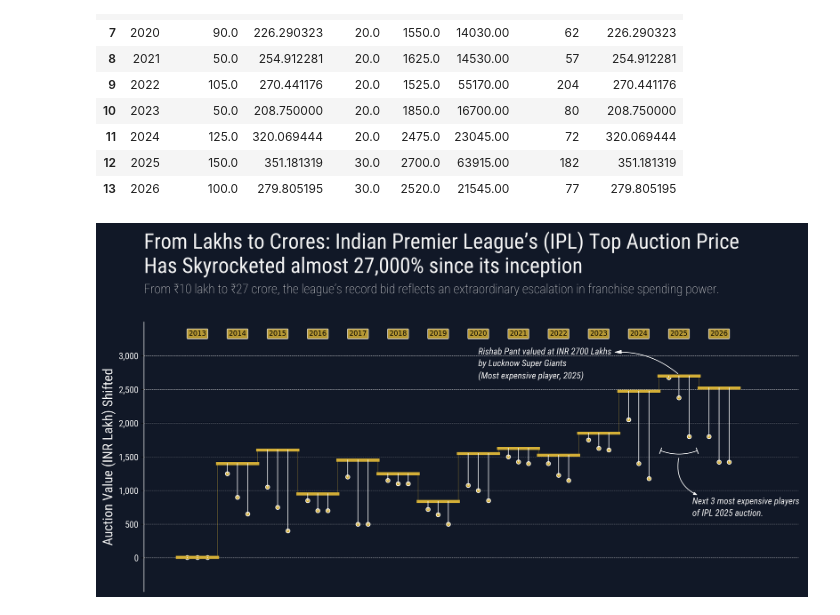
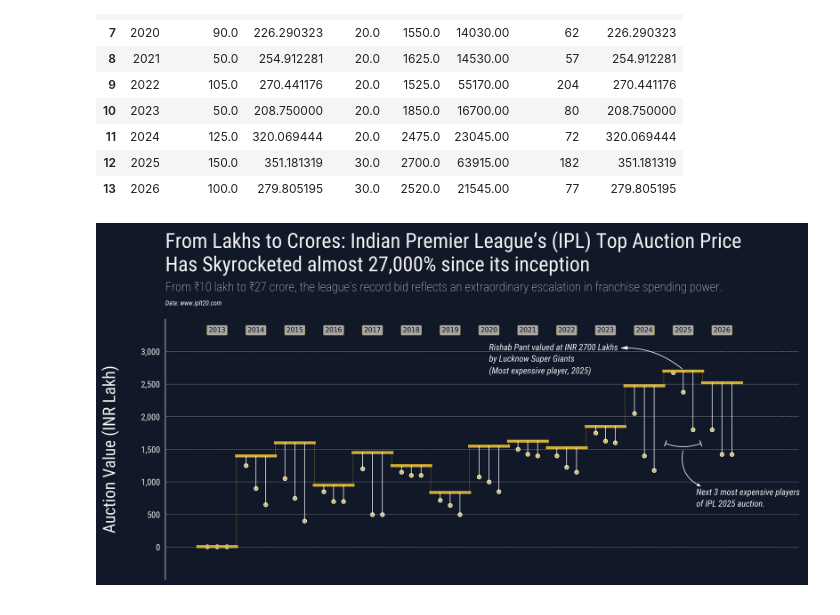
Before and after one commit to debatreyo/IPL-Auctions, a Jupyter notebook: notebooks/viz.ipynb, the cells around one changed output. Cells and saved outputs as stored; diff of their text form; code cells hidden in the pictures.

```diff
--- a/notebooks/viz.ipynb
+++ b/notebooks/viz.ipynb
@@ -177,6 +177,7 @@ ax.set_facecolor(colors["Deep Navy Rich"])
 
 title = "From Lakhs to Crores: Indian Premier League’s (IPL) Top Auction Price\nHas Skyrocketed almost 27,000% since its inception"
 subtitle = "From ₹10 lakh to ₹27 crore, the league’s record bid reflects an extraordinary escalation in franchise spending power."
+data_source = "Data: www.iplt20.com"
 
 # Title & Subtitle
 fig_text(s=title, x=0.15, y=0.985, ha="left",
@@ -184,6 +185,9 @@ fig_text(s=title, x=0.15, y=0.985, ha="left",
 
 fig_text(s=subtitle, x=0.15, y=.85, ha="left",
          size=17, font=rb_thin, color=colors["Off-White"])
+
+fig_text(s=data_source, x=0.15, y=.80, ha="left",
+         size=9, font=rb_it, color=colors["Off-White"])
 
 # fig_text(s="Data: USFDA Food Database", x=0.15, y=.01, ha="left",
 #          size=11, font=rb_thin, color=color_hex["charcoal"])
@@ -221,10 +225,10 @@ for _, r in df_group.sort_values("Year").iterrows():
         ha="center", va="bottom", rotation=0, fontsize=9,
         bbox=dict(
         boxstyle="round, pad=0.25, rounding_size=0.15",  # rounded rectangle
-        facecolor=colors["Gold"],
-        edgecolor=colors["Off-White"],
+        facecolor=colors["Off-White"],
+        edgecolor=colors["Gold"],
         linewidth=0.8,
-        alpha=0.85
+        alpha=0.65
     ))
 
     # ---------------------------
@@ -264,8 +268,8 @@ ax.set_xlim(0, (x_offset + x_cursor) * 1.1)
 ax.set_ylim(0, y_max * 1.25)
 
 # ax.set_xlabel("Year segments (fixed length, shifted)")
-axis_label_style = dict(font=rb_b, color=colors["Off-White"], size=18)
-ax.set_ylabel("Auction Value (INR Lakh) Shifted", **axis_label_style)
+axis_label_style = dict(font=rb_b, color=colors["Off-White"], size=23)
+ax.set_ylabel("Auction Value (INR Lakh)\n", **axis_label_style)
 ax.tick_params(axis="both", labelcolor=colors["Off-White"])
 ax.spines[["top", "right", "bottom"]].set_visible(False)
 ax.spines["left"].set_color(colors["Off-White"])
@@ -296,31 +300,31 @@ ax_arrow(
     tail_position=[400, 2000], head_position=[415, 1420],
     head_length=4, head_width=1.5, color=colors["Off-White"], radius=0.4,
     double_headed=False
 )
 ax_text(x=410, y=1400, s="Next 3 most expensive players\nof IPL 2025 auction.",
         font=rb_it, size=12, color=colors["Off-White"])
 
 
 # raw (non-offset) y-range you want to show on axis labels
 raw_y_min = 0
 raw_y_max = max(df_group["max_val"].max(), df2["Value Lakh"].max())
 
 tick_step = 500  # pick what looks good (e.g., 100, 200, 500...)
 
 # 1) raw tick values (NOT offset) -> these become the labels
 y_ticks_raw = np.arange(raw_y_min, raw_y_max + tick_step, tick_step)
 
 # 2) actual positions on the plot (WITH offset) -> these become the tick locations
 y_ticks = y_ticks_raw + y_offset
 
 # 3) string labels from raw values (no offset)
 y_tick_labels = [f"{v:,.0f}" for v in y_ticks_raw]  # or add ₹ / "L" etc.
 
 # apply
 ax.set_yticks(y_ticks)
 ax.set_yticklabels(y_tick_labels, fontdict=dict(font=rb_b, size=12))
 
 file_save_name = os.path.join("..", "viz", "test3.jpeg")
 plt.savefig(file_save_name, bbox_inches="tight", dpi=dpi, pad_inches=1)
 # %% [output]
-[figure, old version]
+[figure, new version]
```
Also changed, not shown: 1 other file.
